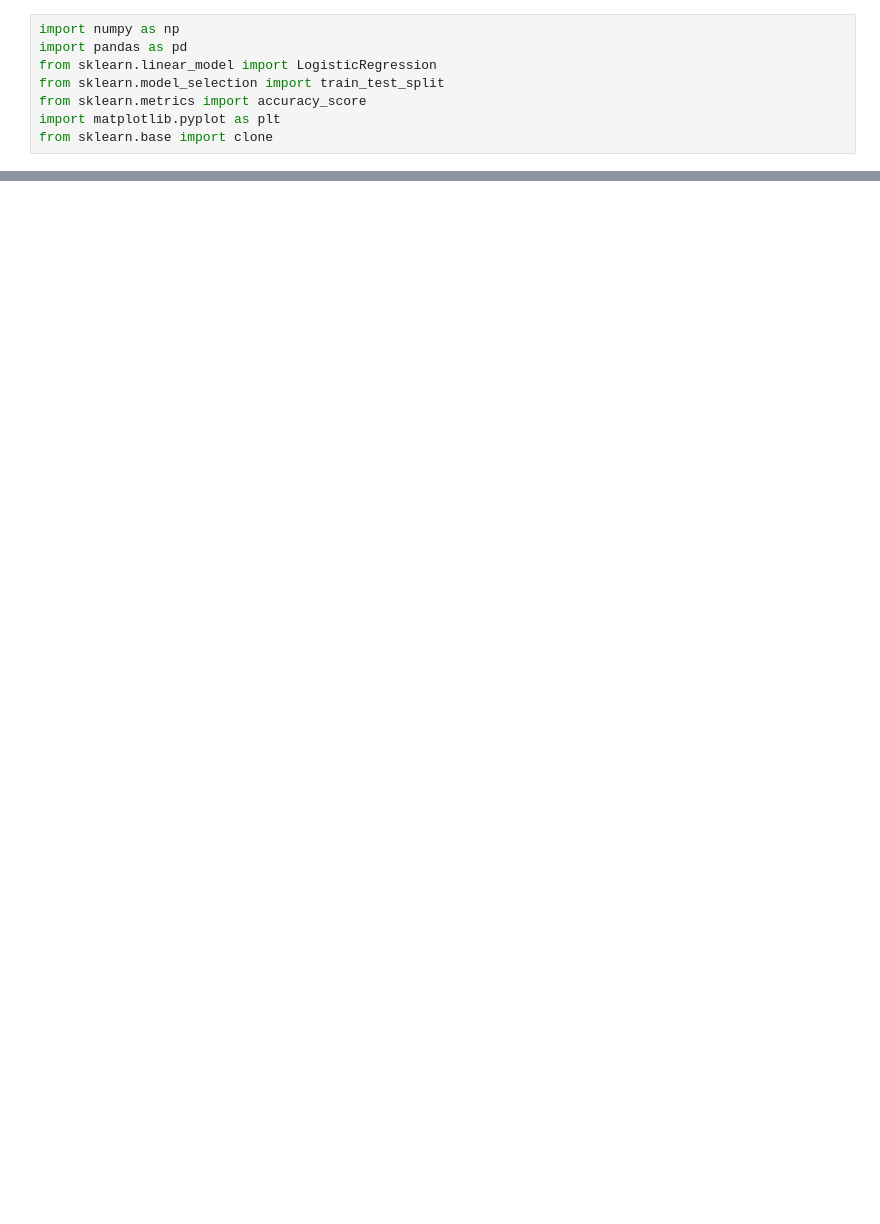
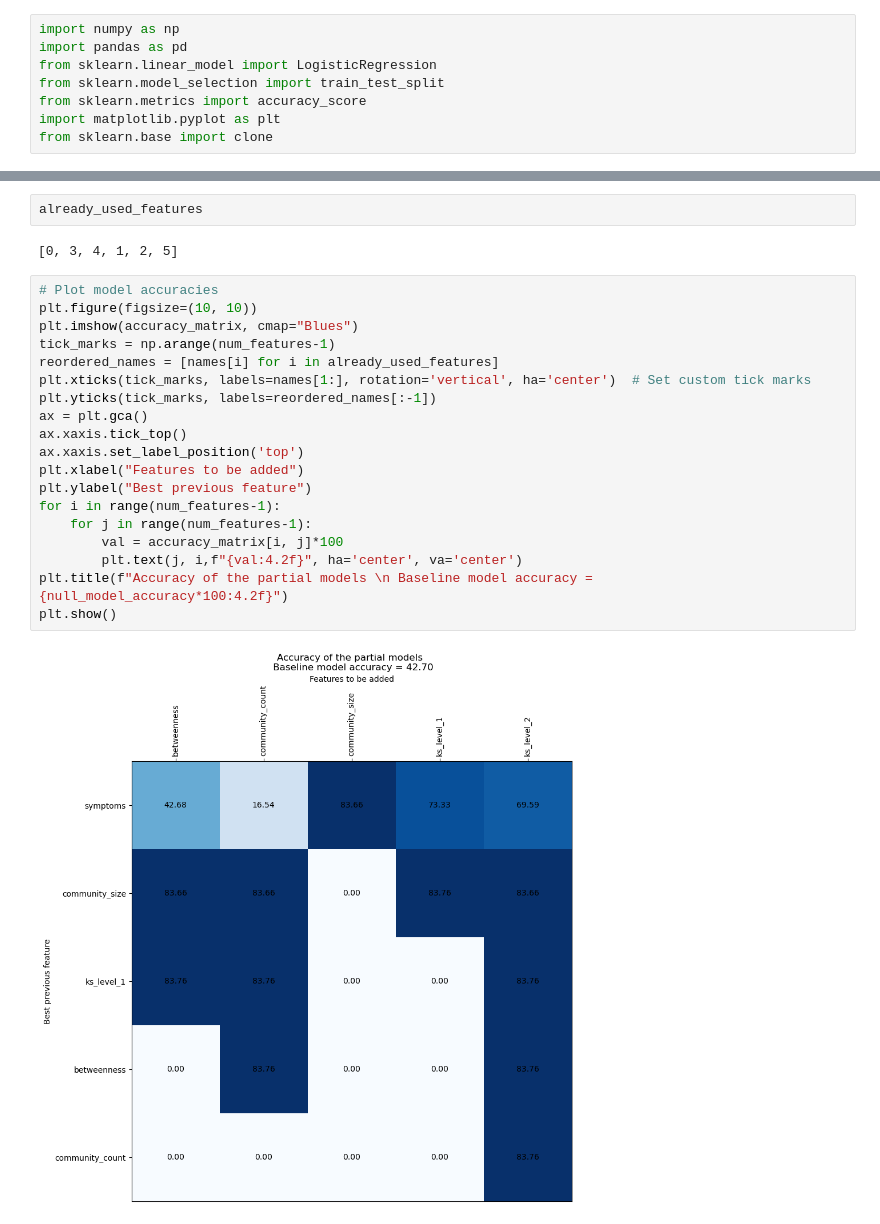
Before and after one commit to DavideLigari/disease-prediction, a Jupyter notebook: code/prediction_model/feature_selection.ipynb, the cells around one changed output, grey strips where cells are left out. Drawn from its saved outputs; the diff is of its cells as text; blank space fills up the shorter version.

```diff
--- a/code/prediction_model/feature_selection.ipynb
+++ b/code/prediction_model/feature_selection.ipynb
@@ -75 +97,26 @@ while remaining_features:
+# %%
+already_used_features
+# %% [output]
+[0, 3, 4, 1, 2, 5]
+# %%
+# Plot model accuracies
+plt.figure(figsize=(10, 10))
+plt.imshow(accuracy_matrix, cmap="Blues")
+tick_marks = np.arange(num_features-1)
+reordered_names = [names[i] for i in already_used_features]
+plt.xticks(tick_marks, labels=names[1:], rotation='vertical', ha='center')  # Set custom tick marks
+plt.yticks(tick_marks, labels=reordered_names[:-1])
+ax = plt.gca()
+ax.xaxis.tick_top()
+ax.xaxis.set_label_position('top')
+plt.xlabel("Features to be added")
+plt.ylabel("Best previous feature")
+for i in range(num_features-1):
+    for j in range(num_features-1):
+        val = accuracy_matrix[i, j]*100
+        plt.text(j, i,f"{val:4.2f}", ha='center', va='center')
+plt.title(f"Accuracy of the partial models \n Baseline model accuracy = {null_model_accuracy*100:4.2f}")
+plt.show()
+# %% [output]
+[figure, added]
 # %%
```
Also changed, not shown: parts of 5 cells of this notebook.
